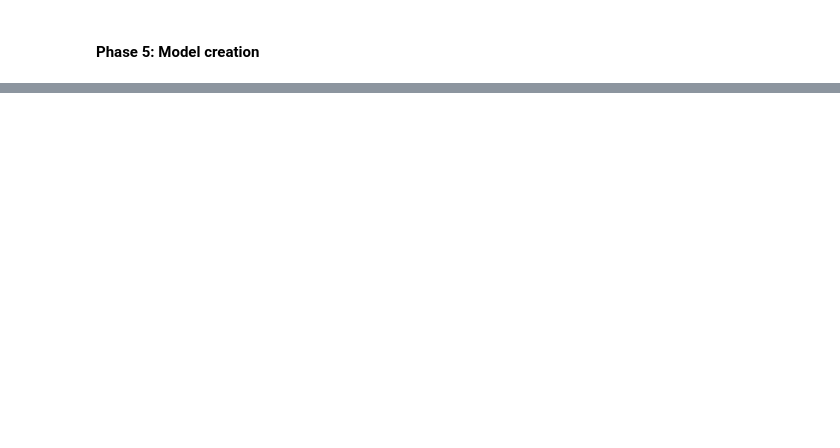
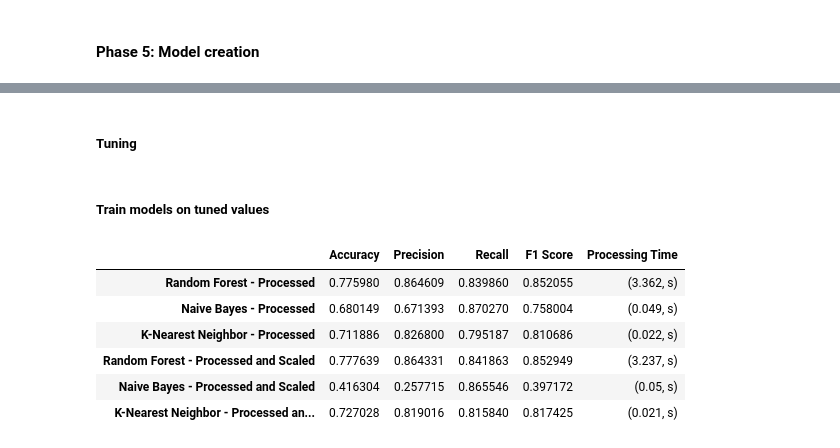
Before and after one commit to AnsealArt/PJWSTK-EWD, a Jupyter notebook: Project/hr_analytics.ipynb, the cells around one changed output, grey strips where cells are left out. Cells and saved outputs as stored; diff of their text form; code cells hidden in the pictures; blank space fills up the shorter version.

```diff
--- a/Project/hr_analytics.ipynb
+++ b/Project/hr_analytics.ipynb
@@ -1,3 +1,7 @@
+# %%
+# Notebook configuration
+add_logging = False
+run_tuning = False
 # %% [markdown]
 # HR Analytics
 # %% [markdown]
@@ -275,0 +379,2 @@ df_hr_processed_and_scaled.rename(columns={ "training_hours_new" : "training_hou
+# %% [markdown]
+##### Tuning
@@ -275,0 +463,73 @@ df_hr_processed_and_scaled.rename(columns={ "training_hours_new" : "training_hou
+# %% [markdown]
+##### Train models on tuned values
+# %%
+models = {}
+
+models["Random Forest - Processed"]      = RandomForestClassifier(n_estimators=200, min_samples_split= 5, min_samples_leaf=4, max_features="auto", max_depth=100, bootstrap=False)
+models["Naive Bayes - Processed"]        = GaussianNB(var_smoothing=8.899999999999999e-08, priors=None)
+models["K-Nearest Neighbor - Processed"] = KNeighborsClassifier(weights="uniform", p=1, n_neighbors=3, algorithm="auto")
+models["Random Forest - Processed and Scaled"]      = RandomForestClassifier(n_estimators=200, min_samples_split=5, min_samples_leaf=4, max_features="auto", max_depth=100, bootstrap=False)
+models["Naive Bayes - Processed and Scaled"]        = GaussianNB(var_smoothing=8.899999999999999e-08, priors=None)
+models["K-Nearest Neighbor - Processed and Scaled"] = KNeighborsClassifier(weights="uniform", p=1, n_neighbors=3, algorithm="auto")
+
+accuracy, precision, recall, f1, train_time = {}, {}, {}, {}, {}
+
+## Train models on preprocessed data without training_hours standarization
+for key in ["Random Forest - Processed", "Naive Bayes - Processed", "K-Nearest Neighbor - Processed"]:
+    # Fit the classifier
+    start_time = time.time()
+
+    models[key].fit(X_train_processed, y_train_processed)
+
+    end_time = time.time()
+
+    # Make predictions
+    predictions = models[key].predict(X_test_processed)
+
+    # Calculate metrics
+    accuracy[key] = accuracy_score(predictions, y_test_processed)
+    precision[key] = precision_score(predictions, y_test_processed)
+    recall[key] = recall_score(predictions, y_test_processed)
+    f1[key] = f1_score(predictions, y_test_processed)
+
+    train_time[key] = (round(end_time - start_time, 3), "s")
+
+
+## Train models on preprocessed data with training_hours standarization
+for key in ["Random Forest - Processed and Scaled", "Naive Bayes - Processed and Scaled", "K-Nearest Neighbor - Processed and Scaled"]:
+    # Fit the classifier
+    start_time = time.time()
+
+    models[key].fit(X_train_processed_and_scaled, y_train_processed_and_scaled)
+
+    end_time = time.time()
+
+    # Make predictions
+    predictions = models[key].predict(X_test_processed_and_scaled)
+
+    # Calculate metrics
+    accuracy[key] = accuracy_score(predictions, y_test_processed_and_scaled)
+    precision[key] = precision_score(predictions, y_test_processed_and_scaled)
+    recall[key] = recall_score(predictions, y_test_processed_and_scaled)
+    f1[key] = f1_score(predictions, y_test_processed_and_scaled)
+
+    train_time[key] = (round(end_time - start_time, 3), "s")
+
+
+
+df_model = pd.DataFrame(index=models.keys(), columns=["Accuracy", "Precision", "Recall", "F1 Score", "Processing Time"])
+df_model["Accuracy"] = accuracy.values()
+df_model["Precision"] = precision.values()
+df_model["Recall"] = recall.values()
+df_model["F1 Score"] = f1.values()
+df_model["Processing Time"] = train_time.values()
+
+df_model
+# %% [output]
+|  | Accuracy | Precision | Recall | F1 Score | Processing Time |
+| Random Forest - Processed | 0.775980 | 0.864609 | 0.839860 | 0.852055 | (3.362, s) |
+| Naive Bayes - Processed | 0.680149 | 0.671393 | 0.870270 | 0.758004 | (0.049, s) |
+| K-Nearest Neighbor - Processed | 0.711886 | 0.826800 | 0.795187 | 0.810686 | (0.022, s) |
+| Random Forest - Processed and Scaled | 0.777639 | 0.864331 | 0.841863 | 0.852949 | (3.237, s) |
+| Naive Bayes - Processed and Scaled | 0.416304 | 0.257715 | 0.865546 | 0.397172 | (0.05, s) |
+| K-Nearest Neighbor - Processed an... | 0.727028 | 0.819016 | 0.815840 | 0.817425 | (0.021, s) |
```
Also changed, not shown: parts of 15 cells of this notebook.
